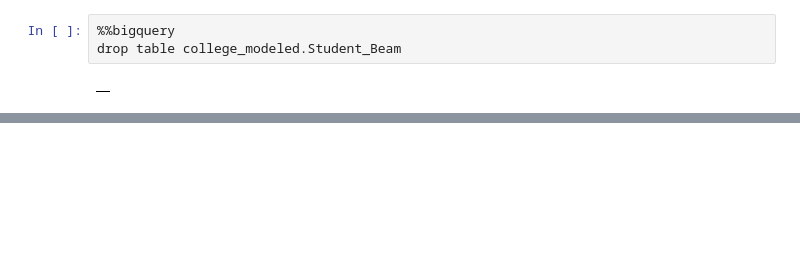
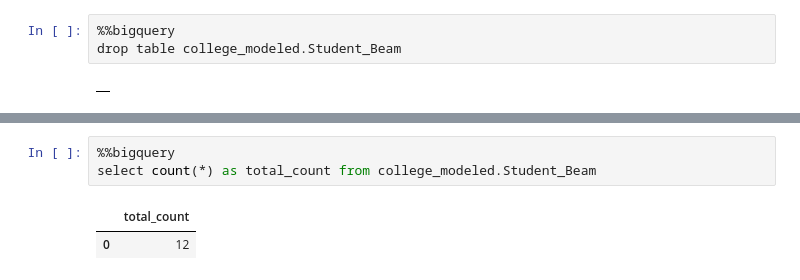
Before and after one commit to cs327e-spring2020/snippets, a Jupyter notebook: college_modeled.ipynb, the cells around one changed output, grey strips where cells are left out. Cells and saved outputs as stored; diff of their text form; blank space fills up the shorter version.

```diff
--- a/college_modeled.ipynb
+++ b/college_modeled.ipynb
@@ -248,0 +208,6 @@ WARNING:apache_beam.io.gcp.bigquery_tools:Sleeping for 150 seconds before the wr
+# %%
+%%bigquery
+select count(*) as total_count from college_modeled.Student_Beam
+# %% [output]
+|  | total_count |
+| 0 | 12 |
```
Also changed, not shown: parts of 15 cells of this notebook.
